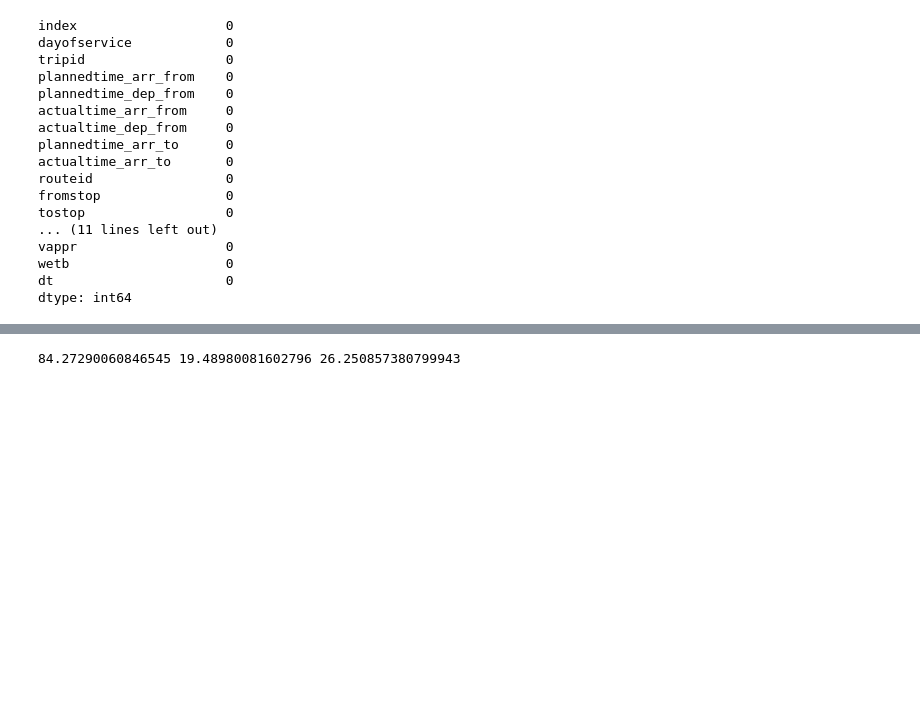
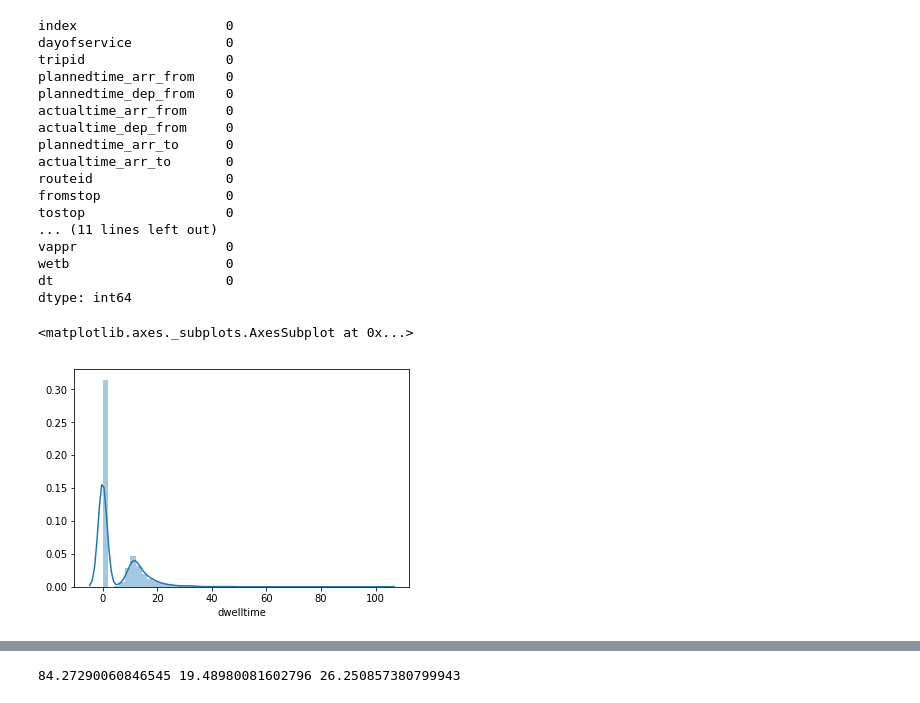
Before and after one commit to Manjunathsk92/dublinbikesanalysis, a Jupyter notebook: notebooks/Analyzing a single stop.ipynb, the cells around one changed output, grey strips where cells are left out. Drawn from its saved outputs; the diff is of its cells as text; code cells hidden in the pictures; blank space fills up the shorter version.

```diff
--- a/notebooks/Analyzing a single stop.ipynb
+++ b/notebooks/Analyzing a single stop.ipynb
@@ -358,3 +364,7 @@ def random_stop_data():
     return df
 # %%
 df=random_stop_data()
+sns.distplot(df['dwelltime'])
+# %% [output]
+<matplotlib.axes._subplots.AxesSubplot at 0x...>
+[figure, added]
```
Also changed, not shown: parts of 13 cells of this notebook, 7 other files.
